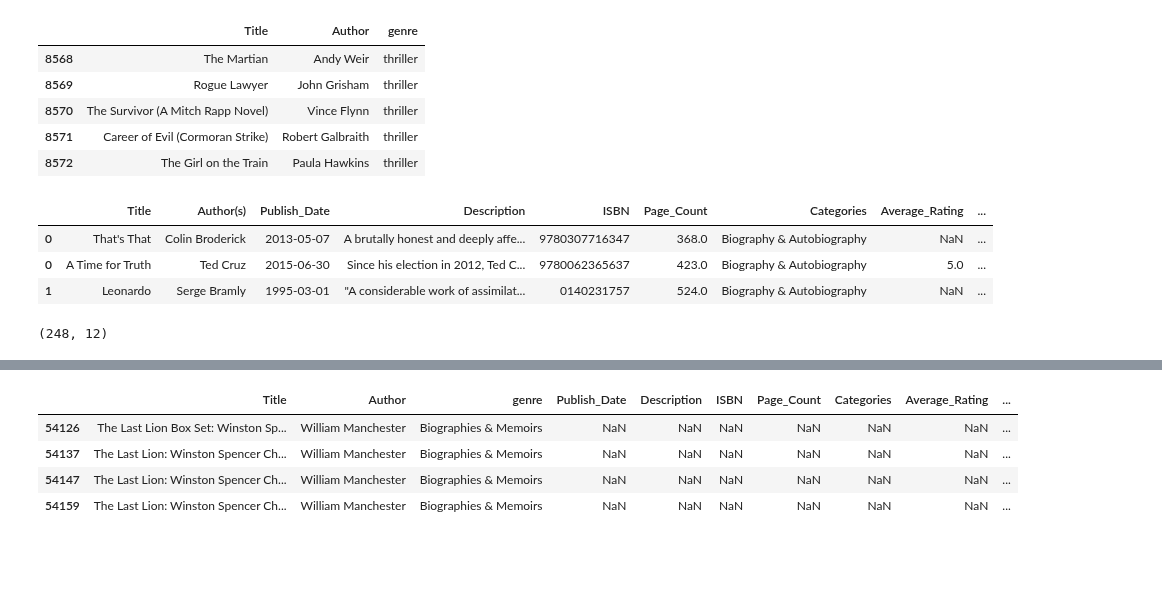
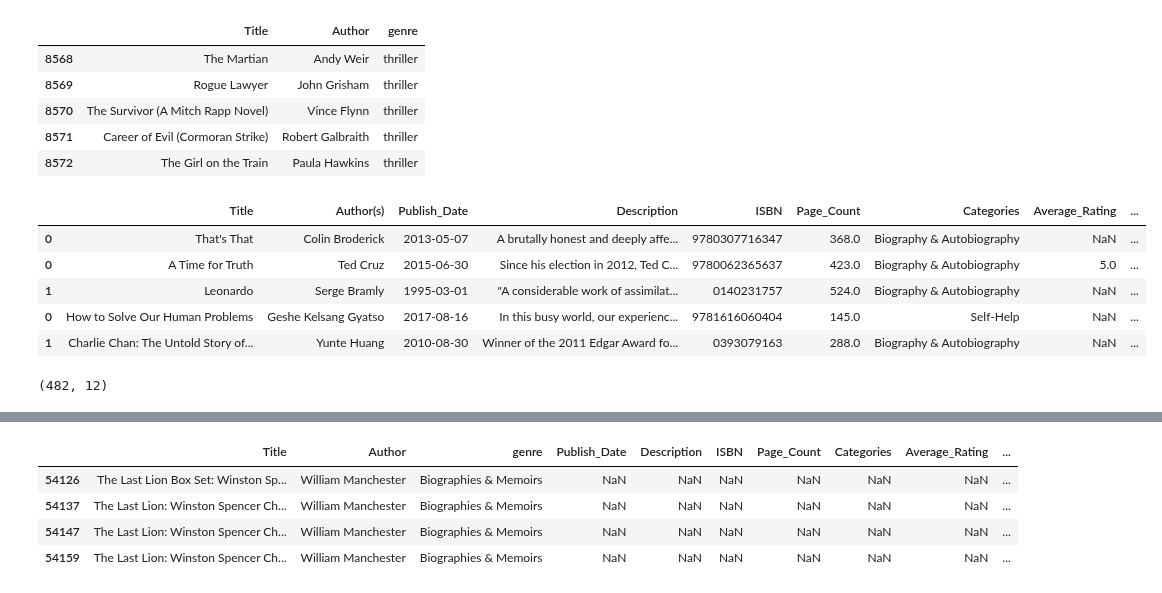
Before and after one commit to lalelisealstad/mybook-dashboard, a Jupyter notebook: notebooks/5_1_ml_genre_prediction.ipynb, the cells around one changed output, grey strips where cells are left out. Cells and saved outputs as stored; diff of their text form; code cells hidden in the pictures; blank space fills up the shorter version.

```diff
--- a/notebooks/5_1_ml_genre_prediction.ipynb
+++ b/notebooks/5_1_ml_genre_prediction.ipynb
@@ -342,18 +342,21 @@ amazondf.head()
 | 8571 | Career of Evil (Cormoran Strike) | Robert Galbraith | thriller |
 | 8572 | The Girl on the Train | Paula Hawkins | thriller |
 # %%
-amazondf = pd.read_pickle('assets/amazon_books_description.pkl')
+import pandas as pd
+amazondf = pd.read_pickle('../assets/amazon_books_description.pkl')
 
 amazondf.head()
 # %% [output]
 |  | Title | Author(s) | Publish_Date | Description | ISBN | Page_Count | Categories | Average_Rating | ... |
 | 0 | That's That | Colin Broderick | 2013-05-07 | A brutally honest and deeply affe... | 9780307716347 | 368.0 | Biography & Autobiography | NaN | ... |
 | 0 | A Time for Truth | Ted Cruz | 2015-06-30 | Since his election in 2012, Ted C... | 9780062365637 | 423.0 | Biography & Autobiography | 5.0 | ... |
 | 1 | Leonardo | Serge Bramly | 1995-03-01 | "A considerable work of assimilat... | 0140231757 | 524.0 | Biography & Autobiography | NaN | ... |
+| 0 | How to Solve Our Human Problems | Geshe Kelsang Gyatso | 2017-08-16 | In this busy world, our experienc... | 9781616060404 | 145.0 | Self-Help | NaN | ... |
+| 1 | Charlie Chan: The Untold Story of... | Yunte Huang | 2010-08-30 | Winner of the 2011 Edgar Award fo... | 0393079163 | 288.0 | Biography & Autobiography | NaN | ... |
 # %%
 amazondf.shape
 # %% [output]
-(248, 12)
+(482, 12)
 # %%
 amazondf.query('Description.notna()')
 # %% [output]
```
Also changed, not shown: parts of 2 cells of this notebook, 3 other files.
